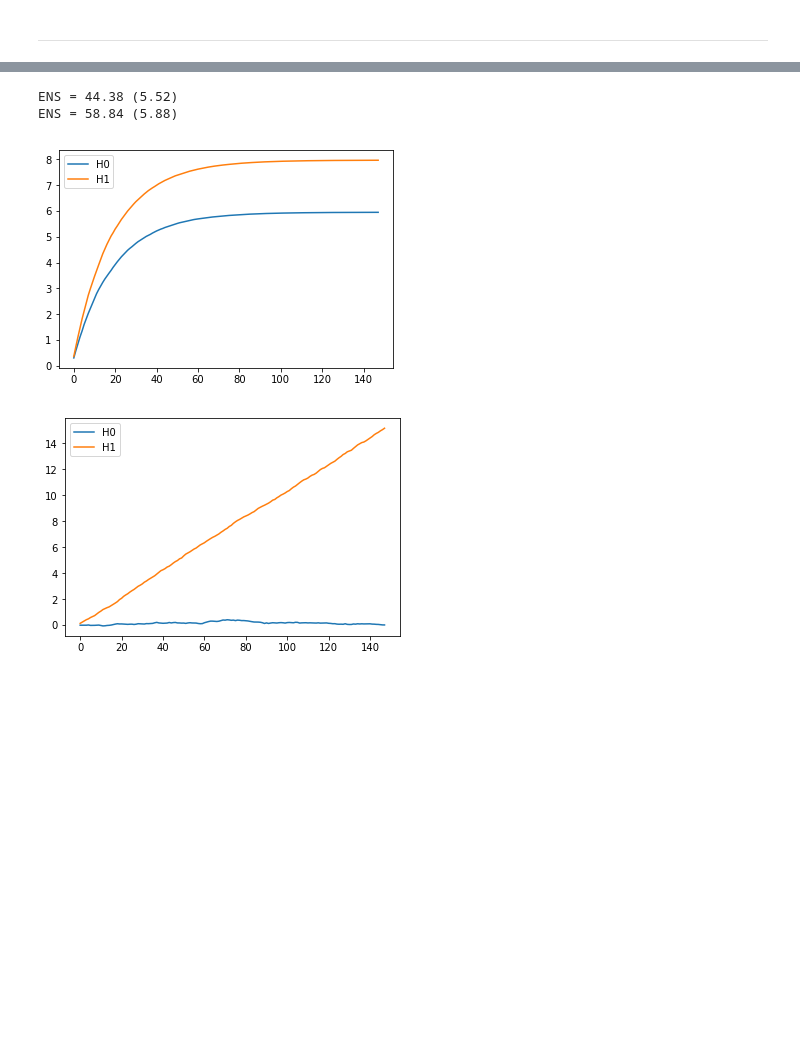
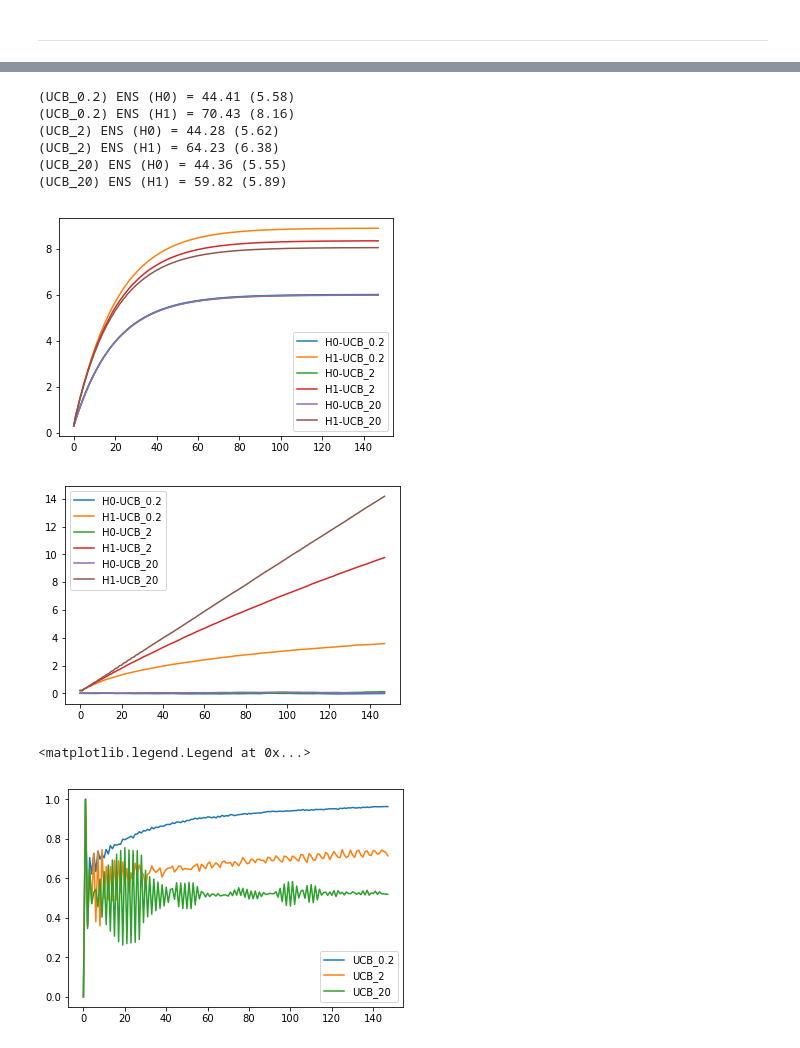
Before and after one commit to NaasCraft/OnlineLearning2018, a Jupyter notebook: Results.ipynb, the cells around one changed output, grey strips where cells are left out. Saved outputs shown, nothing was run; the diff lists cells and outputs as text; code cells hidden in the pictures; blank space fills up the shorter version.

```diff
--- a/Results.ipynb
+++ b/Results.ipynb
@@ -96,26 +127,38 @@ _plot(plot_exp_reward)
 # %%
 # Expected Number of Successes at final timestep
-def print_ens(report):
-    obs = report.results[:, 0, :]
+def print_ens(report, index, report_name=None):
+    obs = report.results[:, index, :]
     ns = np.sum(obs, axis=1)
     ens = np.mean(ns)
     ens_se = np.std(ns)
 
-    print('ENS = {:.2f} ({:.2f})'.format(ens, ens_se))
+    print(
+        '({policy}) ENS {hypothesis}= {ens:.2f} ({std:.2f})'.format(
+            policy=policy_names[index], ens=ens, std=ens_se,
+            hypothesis='' if report_name is None else '({}) '.format(
+                report_name
+            )
+        )
+    )
 
-print_ens(null_report)
-print_ens(alt_report)
+for idx in pindex:
+    print_ens(null_report, idx, 'H0')
+    print_ens(alt_report, idx, 'H1')
 # %% [output]
-ENS = 44.38 (5.52)
-ENS = 58.84 (5.88)
+(UCB_0.2) ENS (H0) = 44.41 (5.58)
+(UCB_0.2) ENS (H1) = 70.43 (8.16)
+(UCB_2) ENS (H0) = 44.28 (5.62)
+(UCB_2) ENS (H1) = 64.23 (6.38)
+(UCB_20) ENS (H0) = 44.36 (5.55)
+(UCB_20) ENS (H1) = 59.82 (5.89)
 # %%
 # Expected Total Discounted reward at time t
 
 # Set discount value here
 discount = 0.95
 
-def plot_etd(report, **kwargs):
-    obs = report.results[:, 0, :]
+def plot_etd(report, index, **kwargs):
+    obs = report.results[:, index, :]
     exp = np.mean(obs, axis=0)
     etd = np.cumsum([
         discount ** t * exp[t]
@@ -124,14 +167,14 @@ def plot_etd(report, **kwargs):
 
     plt.plot(etd, **kwargs)
 
-_plot(plot_etd)
+_plot(plot_etd, pindex)
 # %% [output]
-[figure, old version]
+[figure, new version]
 # %%
 # Expected Total Regret at time t
 
-def plot_etr(report, **kwargs):
-    obs = report.results[:, 0, :]
+def plot_etr(report, index, **kwargs):
+    obs = report.results[:, index, :]
     exp = np.mean(obs, axis=0)
 
     best_arm = max(arm.p for arm in report.bandit.arms)
@@ -139,6 +182,24 @@ def plot_etr(report, **kwargs):
 
     plt.plot(etr, **kwargs)
 
-_plot(plot_etr)
+_plot(plot_etr, pindex)
 # %% [output]
-[figure, old version]
+[figure, new version]
+# %%
+# Probability of selecting the best arm
+
+def plot_prob_best_arm(report, index, **kwargs):
+    actions = report.actions[:, index, :]
+
+    best_arm = np.argmax([arm.p for arm in report.bandit.arms])
+    prob = np.mean(actions == best_arm, axis=0)
+
+    plt.plot(prob, **kwargs)
+
+for idx in pindex:
+    plot_prob_best_arm(alt_report, idx, label=policy_names[idx])
+
+plt.legend()
+# %% [output]
+<matplotlib.legend.Legend at 0x...>
+[figure, added]
```
Also changed, not shown: parts of 8 cells of this notebook, 2 other files.
